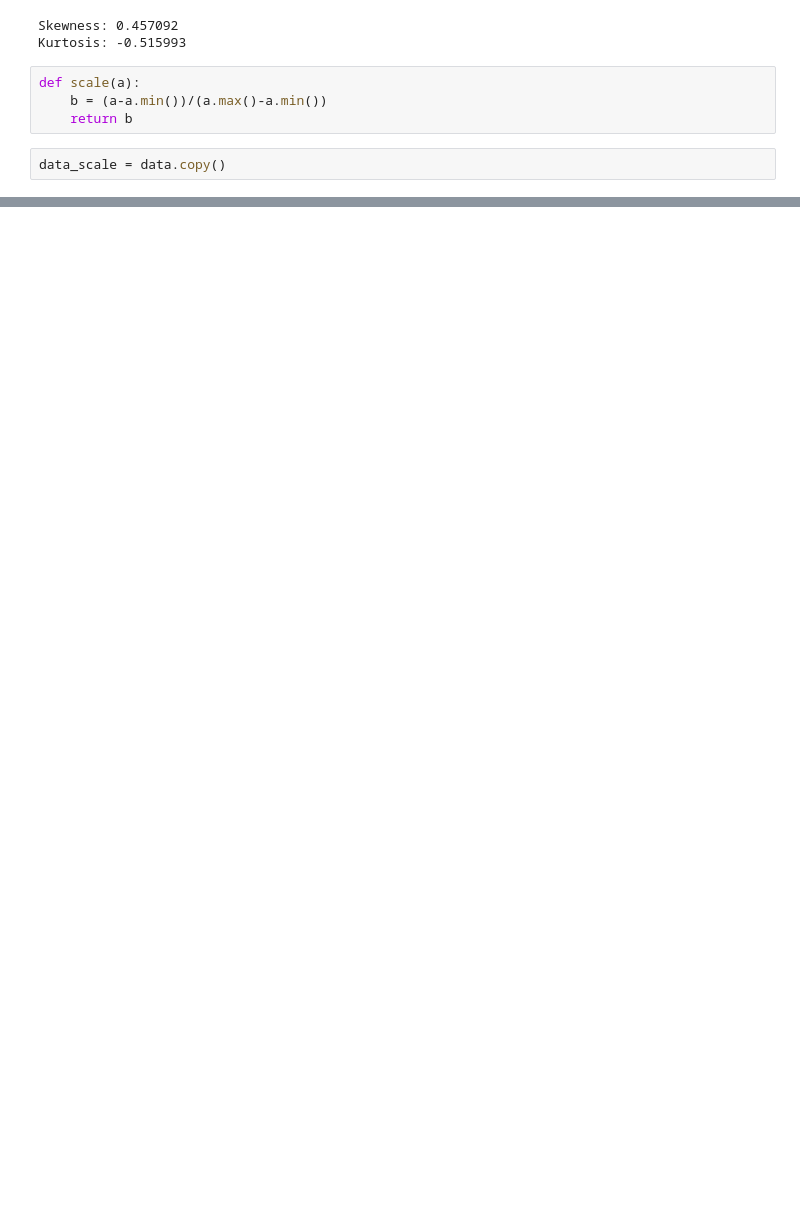
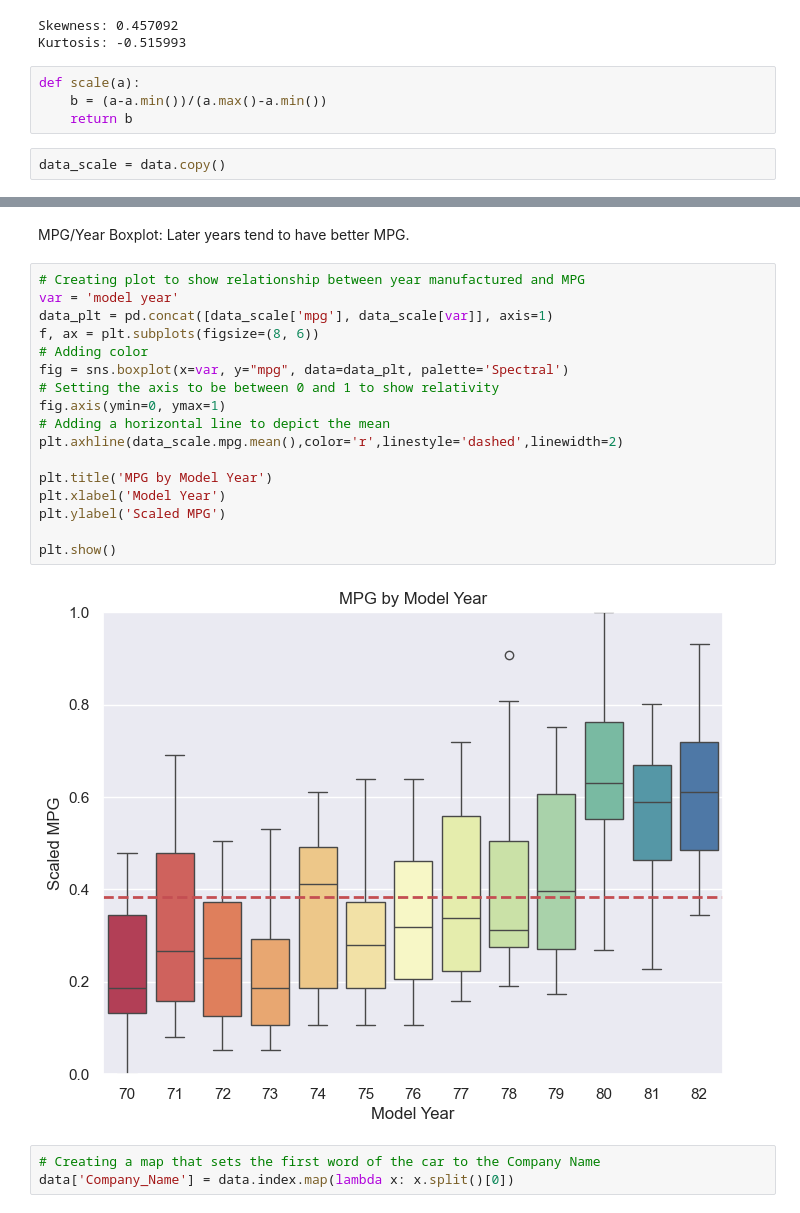
Before and after one commit to UUCompSci/ms-data-analytics, a Jupyter notebook: sandbox.ipynb, the cells around one changed output, grey strips where cells are left out. Saved outputs shown, nothing was run; the diff lists cells and outputs as text; blank space fills up the shorter version.

```diff
--- a/sandbox.ipynb
+++ b/sandbox.ipynb
@@ -187,0 +202,24 @@ Name: mpg, dtype: float64
+# %% [markdown]
+MPG/Year Boxplot: Later years tend to have better MPG.
+# %%
+# Creating plot to show relationship between year manufactured and MPG
+var = 'model year'
+data_plt = pd.concat([data_scale['mpg'], data_scale[var]], axis=1)
+f, ax = plt.subplots(figsize=(8, 6))
+# Adding color
+fig = sns.boxplot(x=var, y="mpg", data=data_plt, palette='Spectral')
+# Setting the axis to be between 0 and 1 to show relativity
+fig.axis(ymin=0, ymax=1)
+# Adding a horizontal line to depict the mean
+plt.axhline(data_scale.mpg.mean(),color='r',linestyle='dashed',linewidth=2)
+
+plt.title('MPG by Model Year')
+plt.xlabel('Model Year')
+plt.ylabel('Scaled MPG')
+
+plt.show()
+# %% [output]
+[figure, added]
+# %%
+# Creating a map that sets the first word of the car to the Company Name
+data['Company_Name'] = data.index.map(lambda x: x.split()[0])
```
Also changed, not shown: parts of 29 cells of this notebook.
